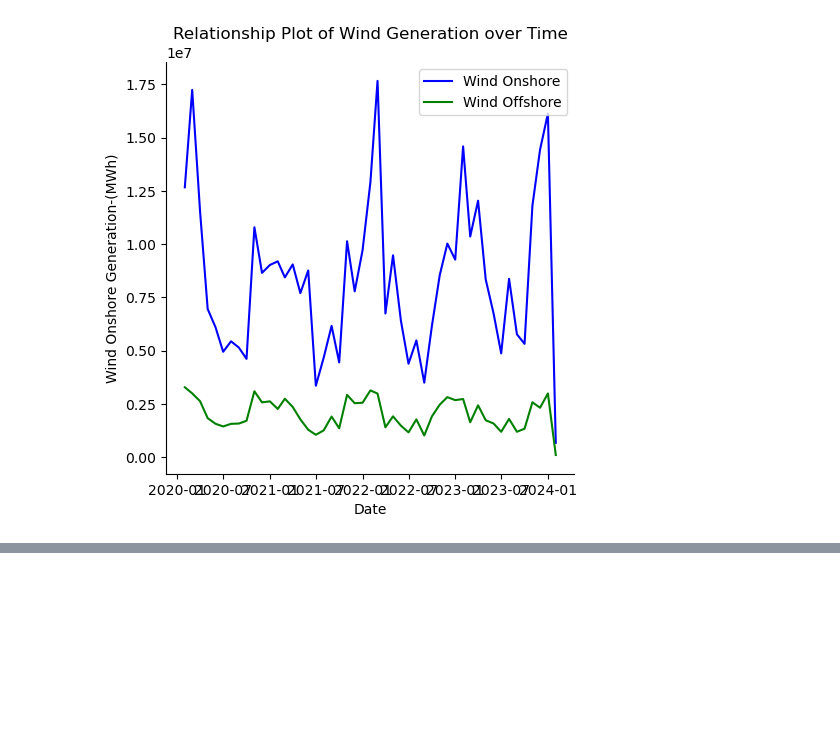
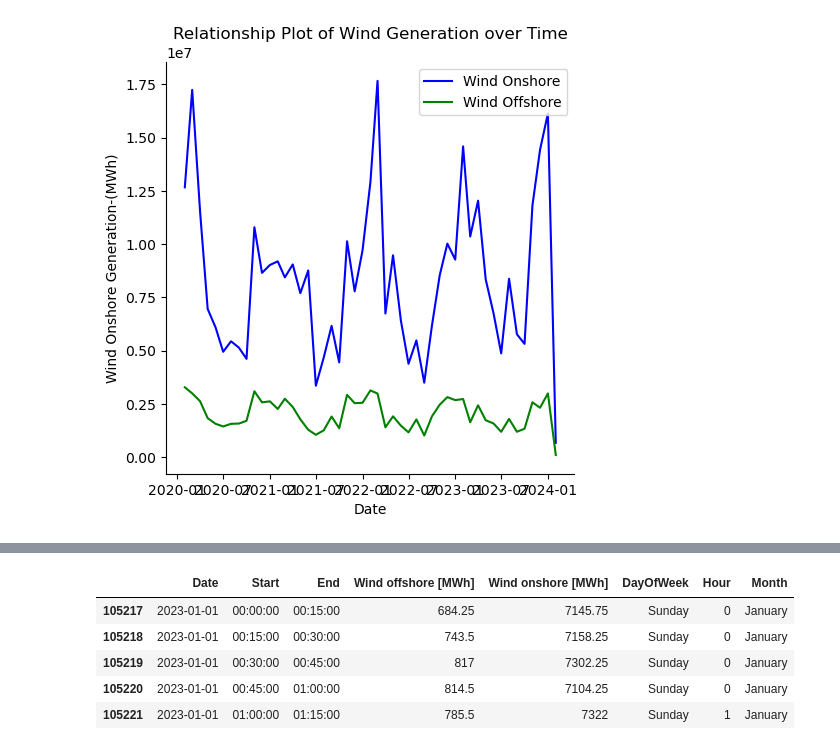
Before and after one commit to MarshalPrime/Renewable-Energy-Germany, a Jupyter notebook: Data_analysis_Wind On_Offshore Energy.ipynb, the cells around one changed output, grey strips where cells are left out. Cells and saved outputs as stored; diff of their text form; code cells hidden in the pictures; blank space fills up the shorter version.

```diff
--- a/Data_analysis_Wind On_Offshore Energy.ipynb
+++ b/Data_analysis_Wind On_Offshore Energy.ipynb
@@ -306,0 +322,2 @@ in this case We observe a strong positive correlation between Wind onshore and W
+# %%
+data_2023 = filtered_review[filtered_review['Date'].dt.year == 2023]
@@ -306,0 +333,5 @@ in this case We observe a strong positive correlation between Wind onshore and W
+# %%
+# Converting the  'Start', and 'End' columns to datetime objects
+
+data_2023['Start'] = pd.to_datetime(data_2023['Start'], format='%I:%M %p').dt.time
+data_2023['End'] = pd.to_datetime(data_2023['End'], format='%I:%M %p').dt.time
@@ -306,0 +358,5 @@ in this case We observe a strong positive correlation between Wind onshore and W
+# %%
+# Extracting the day of week and hour from the 'Start' column
+data_2023['DayOfWeek'] = data_2023['Date'].dt.day_name()
+data_2023['Hour'] = data_2023['Start'].apply(lambda x: x.hour)
+data_2023['Month'] = data_2023['Date'].dt.month_name()
@@ -306,0 +379,9 @@ in this case We observe a strong positive correlation between Wind onshore and W
+# %%
+data_2023.head()
+# %% [output]
+|  | Date | Start | End | Wind offshore [MWh] | Wind onshore [MWh] | DayOfWeek | Hour | Month |
+| 105217 | 2023-01-01 | 00:00:00 | 00:15:00 | 684.25 | 7145.75 | Sunday | 0 | January |
+| 105218 | 2023-01-01 | 00:15:00 | 00:30:00 | 743.5 | 7158.25 | Sunday | 0 | January |
+| 105219 | 2023-01-01 | 00:30:00 | 00:45:00 | 817 | 7302.25 | Sunday | 0 | January |
+| 105220 | 2023-01-01 | 00:45:00 | 01:00:00 | 814.5 | 7104.25 | Sunday | 0 | January |
+| 105221 | 2023-01-01 | 01:00:00 | 01:15:00 | 785.5 | 7322 | Sunday | 1 | January |
```
Also changed, not shown: parts of 13 cells of this notebook.
